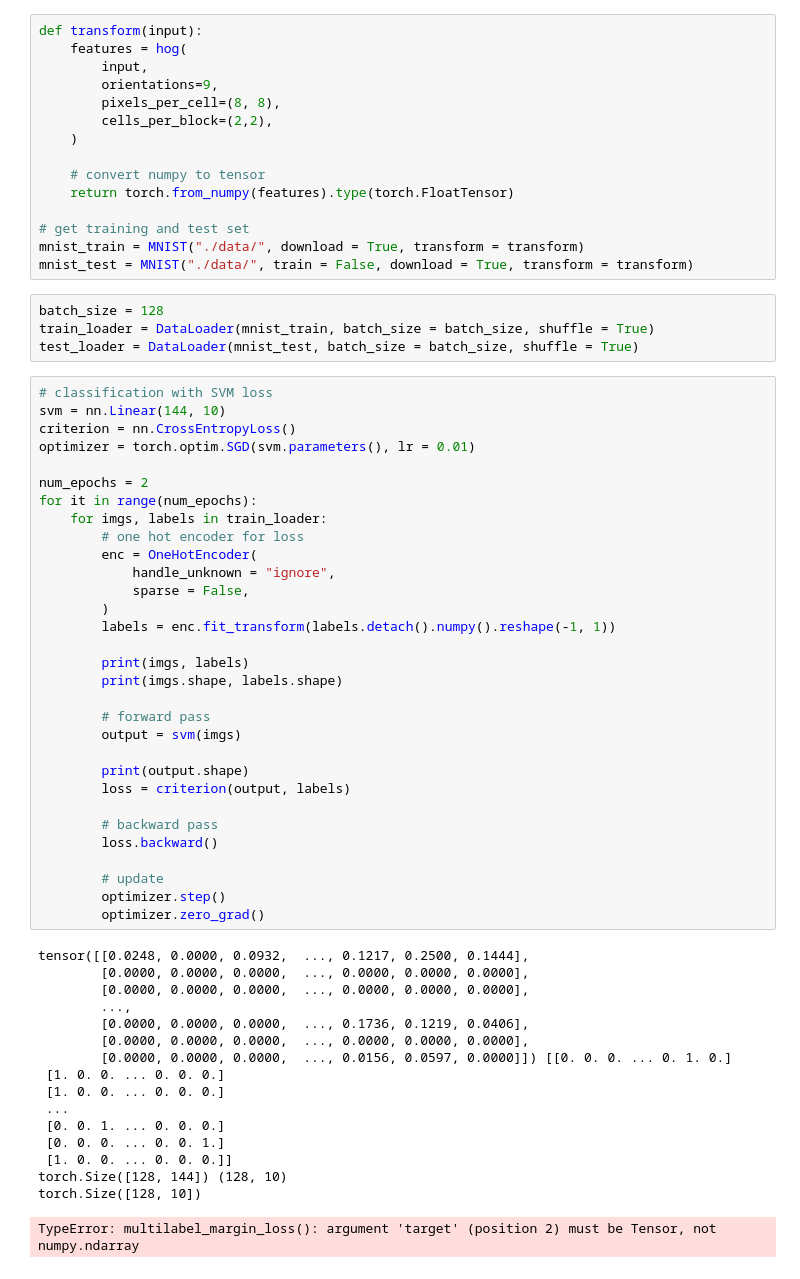
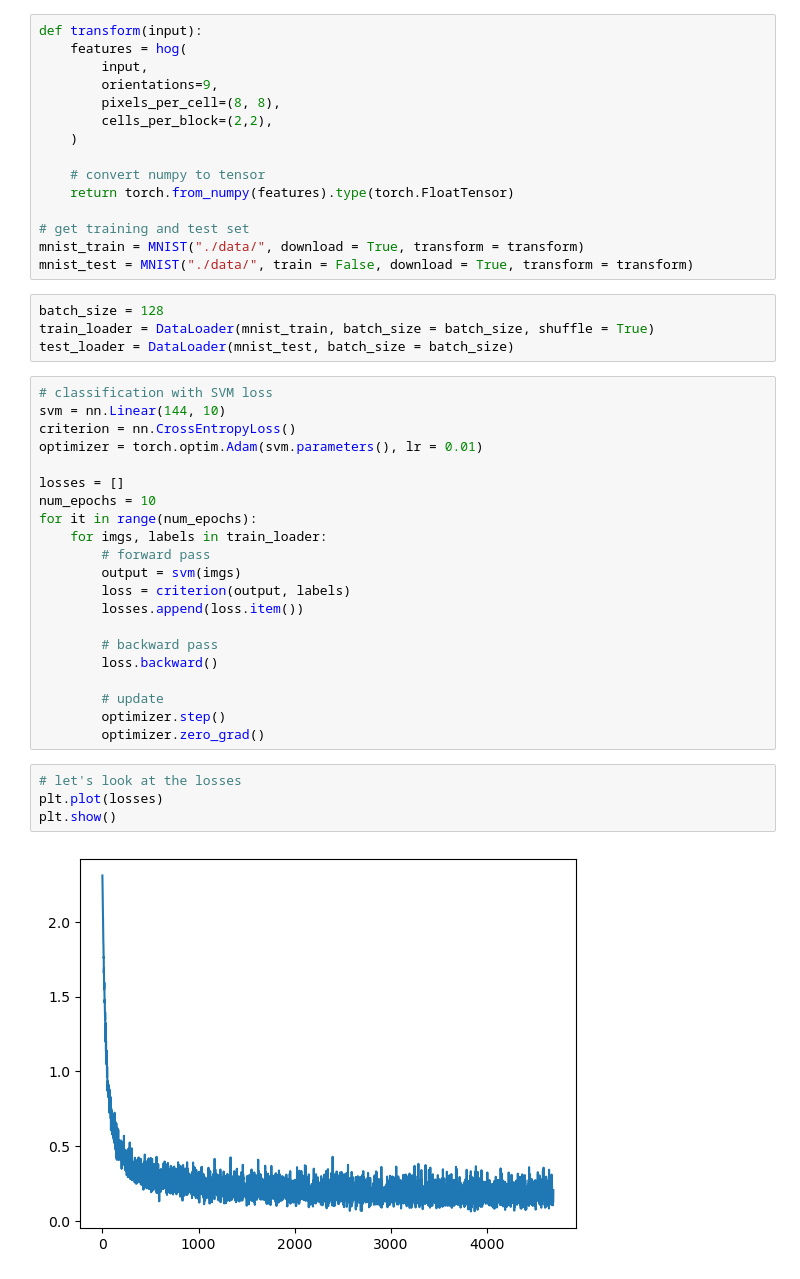
Before and after one commit to fongc123/notes, a Jupyter notebook: src/image processing/hog_mnist.ipynb, the cells around one changed output. Cells and saved outputs as stored; diff of their text form.

```diff
--- a/src/image processing/hog_mnist.ipynb
+++ b/src/image processing/hog_mnist.ipynb
@@ -29,31 +31,21 @@ mnist_test = MNIST("./data/", train = False, download = True, transform = transf
 # %%
 batch_size = 128
 train_loader = DataLoader(mnist_train, batch_size = batch_size, shuffle = True)
-test_loader = DataLoader(mnist_test, batch_size = batch_size, shuffle = True)
+test_loader = DataLoader(mnist_test, batch_size = batch_size)
 # %%
 # classification with SVM loss
 svm = nn.Linear(144, 10)
 criterion = nn.CrossEntropyLoss()
-optimizer = torch.optim.SGD(svm.parameters(), lr = 0.01)
+optimizer = torch.optim.Adam(svm.parameters(), lr = 0.01)
 
-num_epochs = 2
+losses = []
+num_epochs = 10
 for it in range(num_epochs):
     for imgs, labels in train_loader:
-        # one hot encoder for loss
-        enc = OneHotEncoder(
-            handle_unknown = "ignore",
-            sparse = False,
-        )
-        labels = enc.fit_transform(labels.detach().numpy().reshape(-1, 1))
-
-        print(imgs, labels)
-        print(imgs.shape, labels.shape)
-
         # forward pass
         output = svm(imgs)
-
-        print(output.shape)
         loss = criterion(output, labels)
+        losses.append(loss.item())
 
         # backward pass
         loss.backward()
@@ -61,20 +53,9 @@ for it in range(num_epochs):
         # update
         optimizer.step()
         optimizer.zero_grad()
-# %% [output]
-tensor([[0.0248, 0.0000, 0.0932,  ..., 0.1217, 0.2500, 0.1444],
-        [0.0000, 0.0000, 0.0000,  ..., 0.0000, 0.0000, 0.0000],
-        [0.0000, 0.0000, 0.0000,  ..., 0.0000, 0.0000, 0.0000],
-        ...,
-        [0.0000, 0.0000, 0.0000,  ..., 0.1736, 0.1219, 0.0406],
-        [0.0000, 0.0000, 0.0000,  ..., 0.0000, 0.0000, 0.0000],
-        [0.0000, 0.0000, 0.0000,  ..., 0.0156, 0.0597, 0.0000]]) [[0. 0. 0. ... 0. 1. 0.]
- [1. 0. 0. ... 0. 0. 0.]
- [1. 0. 0. ... 0. 0. 0.]
- ...
- [0. 0. 1. ... 0. 0. 0.]
- [0. 0. 0. ... 0. 0. 1.]
- [1. 0. 0. ... 0. 0. 0.]]
-torch.Size([128, 144]) (128, 10)
-torch.Size([128, 10])
-TypeError: multilabel_margin_loss(): argument 'target' (position 2) must be Tensor, not numpy.ndarray
+# %%
+# let's look at the losses
+plt.plot(losses)
+plt.show()
+# %% [output]
+[figure, added]
```
Also changed, not shown: parts of 5 cells of this notebook, 2 other files.
